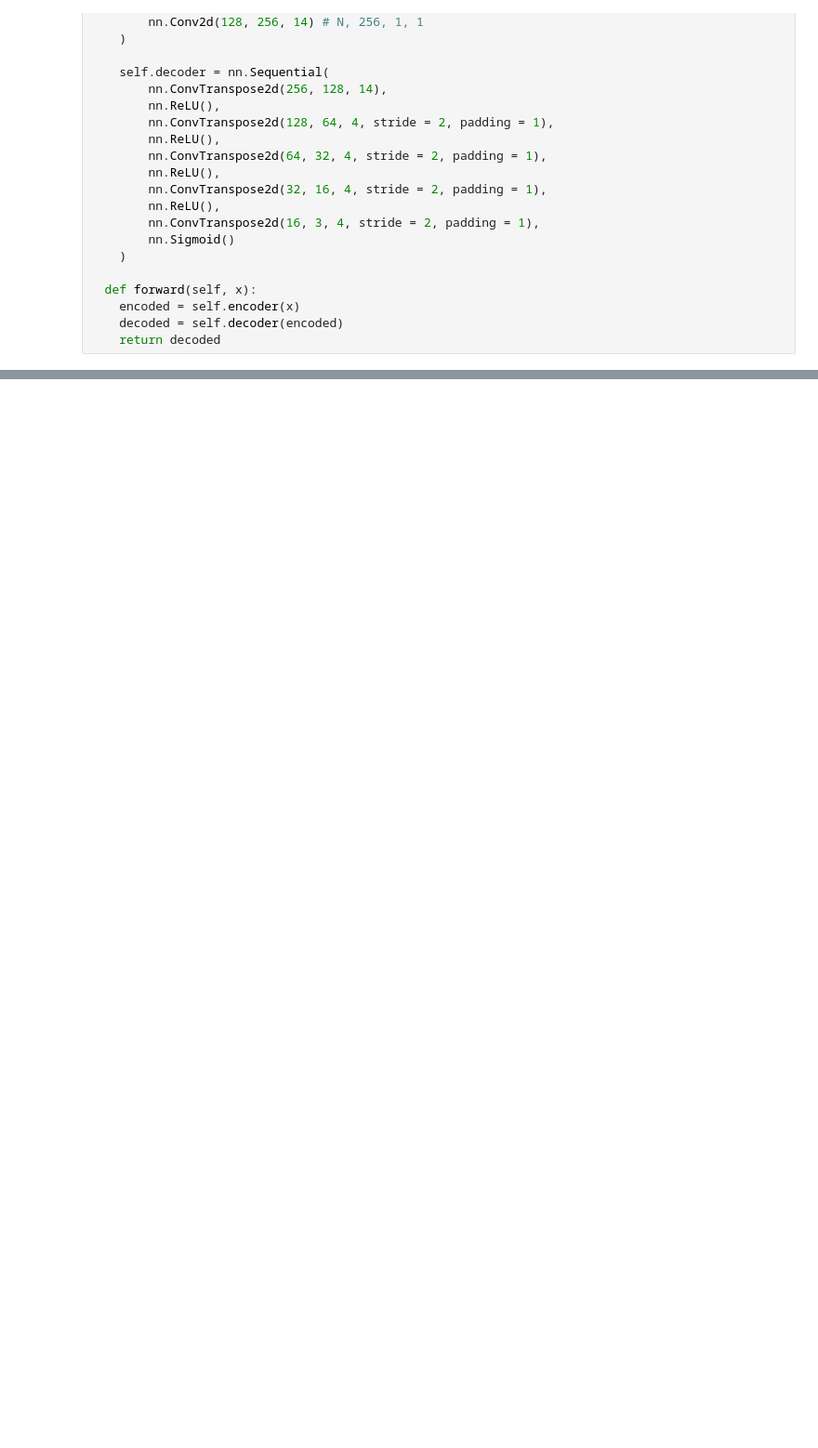
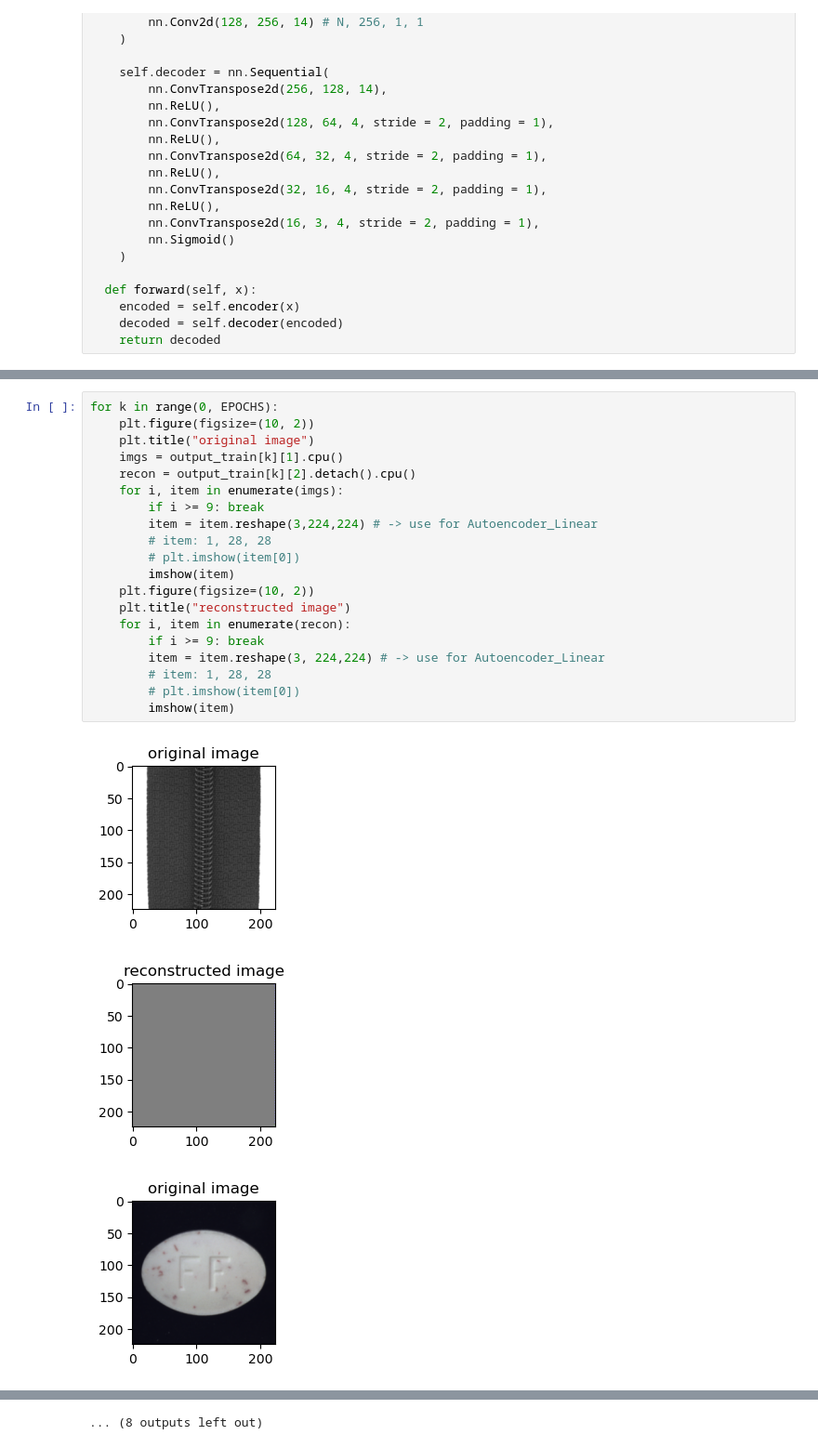
Before and after one commit to jeewonkimm2/MVTec_Anomaly_Detection, a Jupyter notebook: unsupervised/CNN_autoencoder.ipynb, the cells around one changed output, grey strips where cells are left out. Shown at 93% size. Saved outputs shown, nothing was run; the diff lists cells and outputs as text; blank space fills up the shorter version.

```diff
--- a/unsupervised/CNN_autoencoder.ipynb
+++ b/unsupervised/CNN_autoencoder.ipynb
@@ -199,0 +164,24 @@ plt.show()
+# %%
+for k in range(0, EPOCHS):
+    plt.figure(figsize=(10, 2))
+    plt.title("original image")
+    imgs = output_train[k][1].cpu()
+    recon = output_train[k][2].detach().cpu()
+    for i, item in enumerate(imgs):
+        if i >= 9: break
+        item = item.reshape(3,224,224) # -> use for Autoencoder_Linear
+        # item: 1, 28, 28
+        # plt.imshow(item[0])
+        imshow(item)
+    plt.figure(figsize=(10, 2))
+    plt.title("reconstructed image")
+    for i, item in enumerate(recon):
+        if i >= 9: break
+        item = item.reshape(3, 224,224) # -> use for Autoencoder_Linear
+        # item: 1, 28, 28
+        # plt.imshow(item[0])
+        imshow(item)
+# %% [output]
+[figure, added]
+[figure, added]
+[figure, added]
@@ -199,0 +197 @@ plt.show()
+... (8 outputs left out)
```
Also changed, not shown: parts of 22 cells of this notebook.
